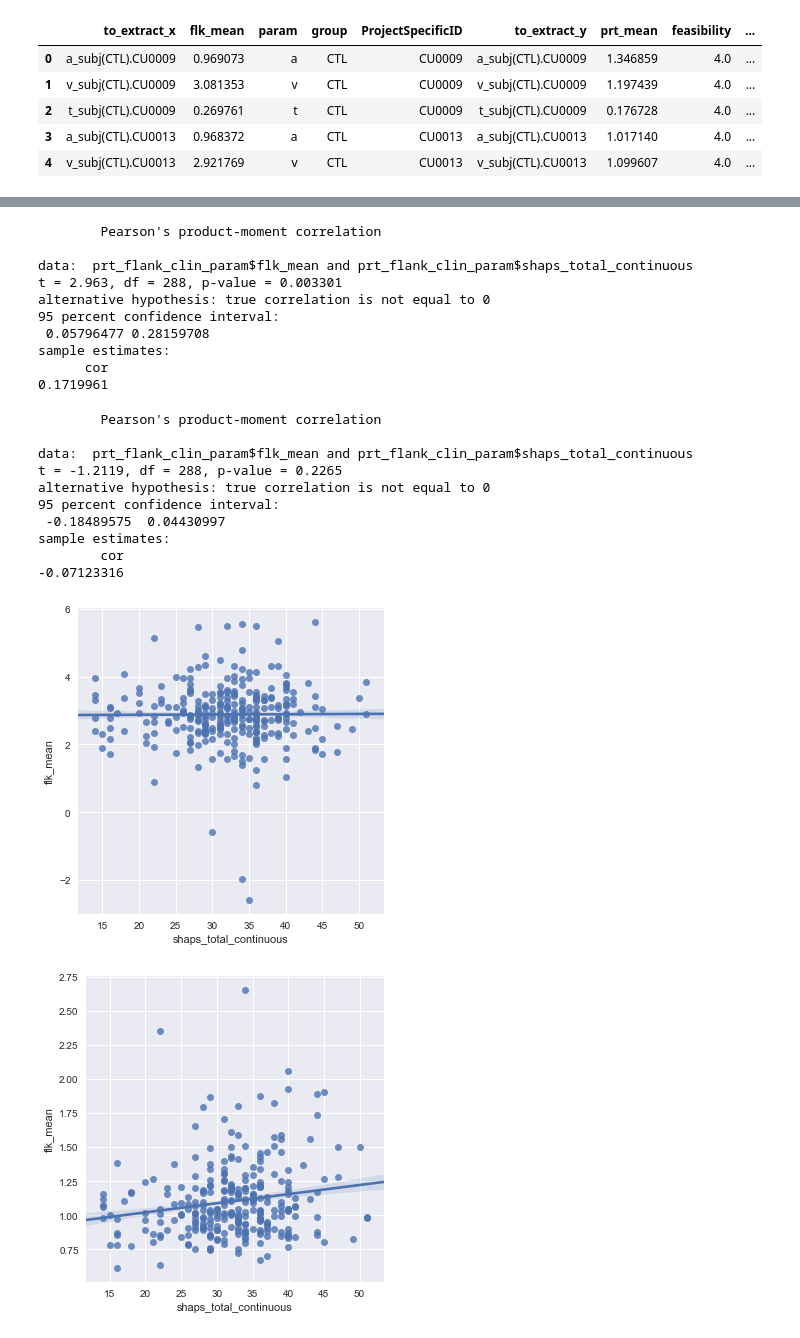
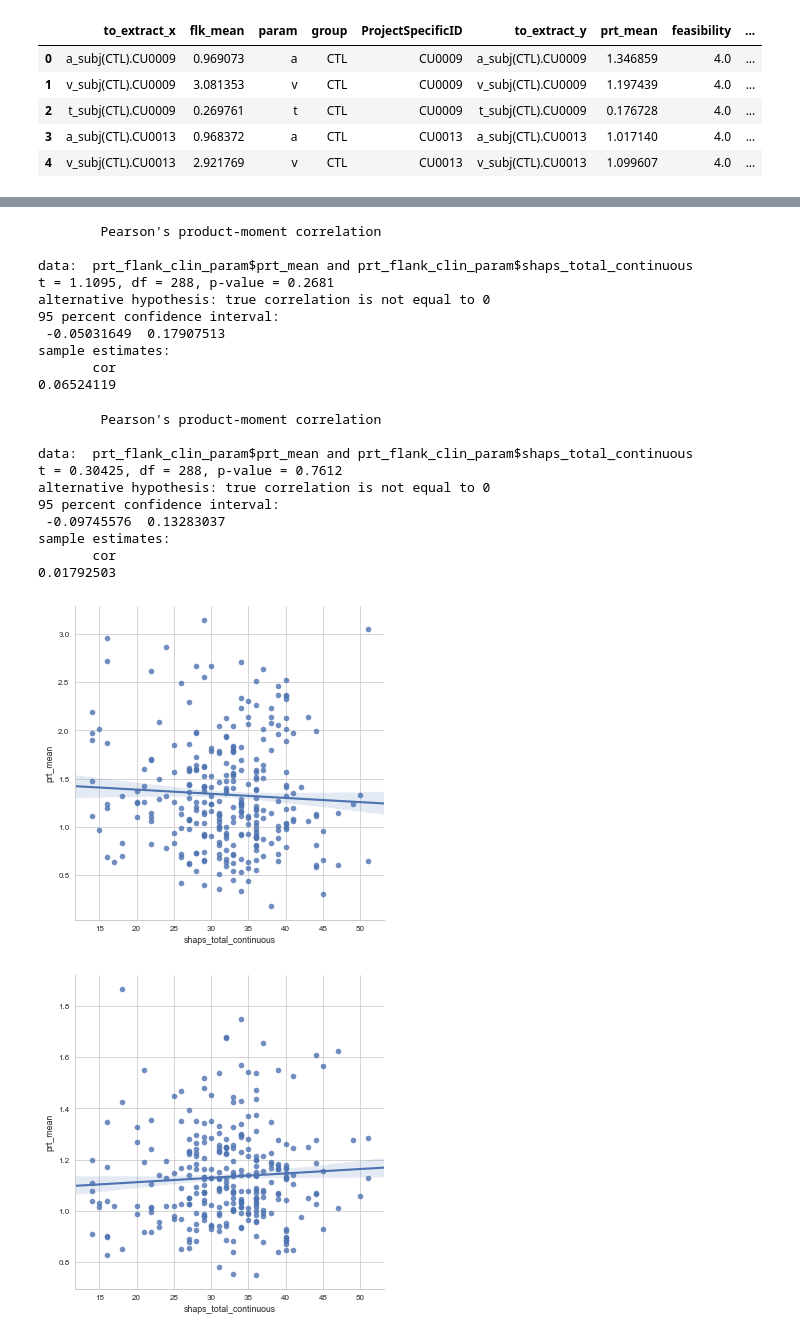
Before and after one commit to vlawlor/EMBARC-Flanker, a Jupyter notebook: Flanker.ipynb, the cells around one changed output, grey strips where cells are left out. Cells and saved outputs as stored; diff of their text form; code cells hidden in the pictures.

```diff
--- a/Flanker.ipynb
+++ b/Flanker.ipynb
@@ -2485,3 +2577,15 @@ list(prt_flank_clin_param)
  'masq2_score_ad',
  'masq2_score_aa',
  'neo2_score_ne']
+# %%
+# anything with the shaps in the flanker?
+# positive correlation with flanker threshold and shaps
+
+params = ['v','a','t']
+for param in params:
+    prt_flank_clin_param = prt_flank_clin[prt_flank_clin['param'] == param]
+    corr_param = sns.lmplot(y='flk_mean', x = 'shaps_total_continuous', data=prt_flank_clin_param,ci=68)
+
+    %Rpush prt_flank_clin_param
+    %R corr_param <- cor.test(prt_flank_clin_param$flk_mean,prt_flank_clin_param$shaps_total_continuous,method="pearson")
+    %R print (corr_param)
@@ -2488,13 +2626,14 @@ list(prt_flank_clin_param)
 # %%
-# anything with the shaps?
+# anything with the shaps in the prt?
+# nope
 
 params = ['v','a','t']
 for param in params:
     prt_flank_clin_param = prt_flank_clin[prt_flank_clin['param'] == param]
-    corr_param = sns.lmplot(y='flk_mean', x = 'shaps_total_continuous', data=prt_flank_clin_param,ci=68)
+    corr_param = sns.lmplot(y='prt_mean', x = 'shaps_total_continuous', data=prt_flank_clin_param,ci=68)
 
     %Rpush prt_flank_clin_param
-    %R corr_param <- cor.test(prt_flank_clin_param$flk_mean,prt_flank_clin_param$shaps_total_continuous,method="pearson")
+    %R corr_param <- cor.test(prt_flank_clin_param$prt_mean,prt_flank_clin_param$shaps_total_continuous,method="pearson")
     %R print (corr_param)
 # %% [output]
         Pearson's product-moment correlation
@@ -2510,22 +2649,22 @@ sample estimates:
         Pearson's product-moment correlation
 
-data:  prt_flank_clin_param$flk_mean and prt_flank_clin_param$shaps_total_continuous
-t = 2.963, df = 288, p-value = 0.003301
+data:  prt_flank_clin_param$prt_mean and prt_flank_clin_param$shaps_total_continuous
+t = 1.1095, df = 288, p-value = 0.2681
 alternative hypothesis: true correlation is not equal to 0
 95 percent confidence interval:
- 0.05796477 0.28159708
+ -0.05031649  0.17907513
 sample estimates:
-      cor
-0.1719961
+       cor
+0.06524119
         Pearson's product-moment correlation
 
-data:  prt_flank_clin_param$flk_mean and prt_flank_clin_param$shaps_total_continuous
-t = -1.2119, df = 288, p-value = 0.2265
+data:  prt_flank_clin_param$prt_mean and prt_flank_clin_param$shaps_total_continuous
+t = 0.30425, df = 288, p-value = 0.7612
 alternative hypothesis: true correlation is not equal to 0
 95 percent confidence interval:
- -0.18489575  0.04430997
+ -0.09745576  0.13283037
 sample estimates:
-        cor
--0.07123316
+       cor
+0.01792503
-[figure, old version]
+[figure, new version]
-[figure, old version]
+[figure, new version]
```
Also changed, not shown: parts of 18 cells of this notebook.
